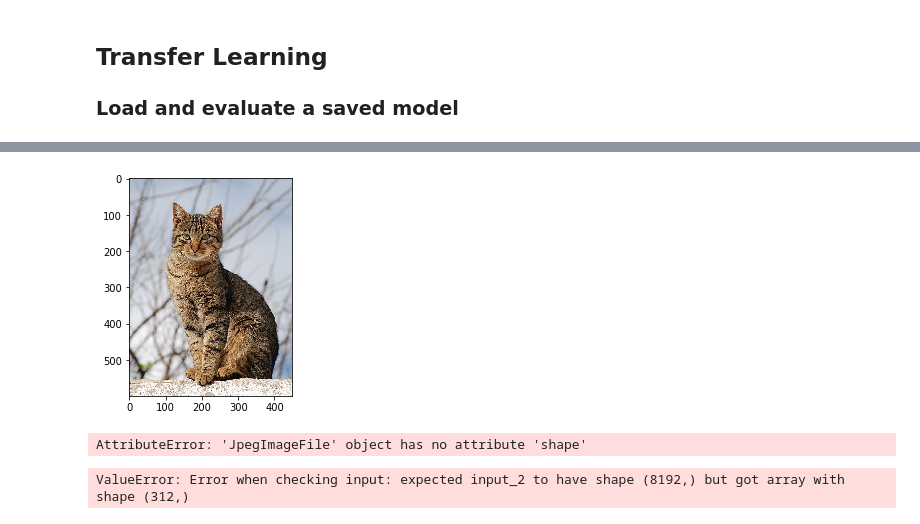
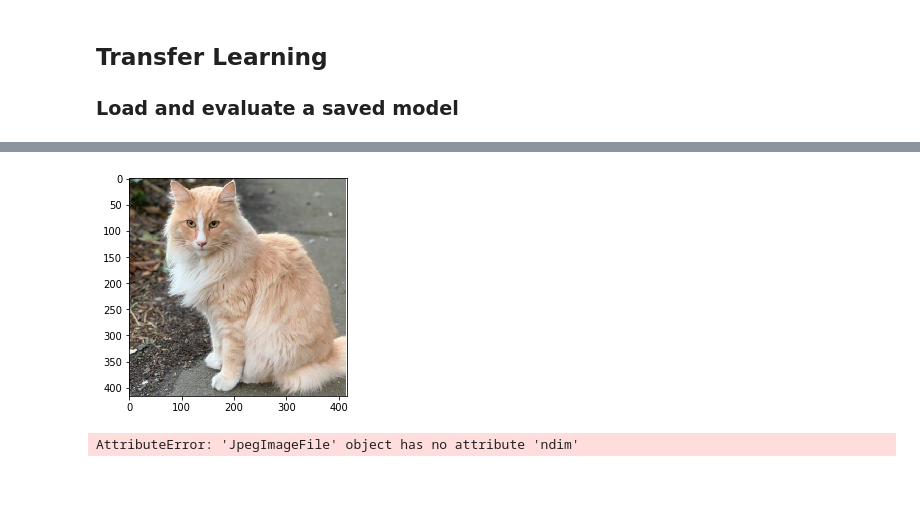
Before and after one commit to geld-tech/pictures-annotation-service, a Jupyter notebook: notebooks/model_training.ipynb, the cells around one changed output, grey strips where cells are left out. Saved outputs shown, nothing was run; the diff lists cells and outputs as text; code cells hidden in the pictures; blank space fills up the shorter version.

```diff
--- a/notebooks/model_training.ipynb
+++ b/notebooks/model_training.ipynb
@@ -150,7 +152,7 @@ def load_image_pixels(filename, shape):
 
 
 # define our new image
-photo_filename = '../tests/cat_01.jpg'
+photo_filename = '../tests/cat_04.jpg'
 
 # load and prepare image
 image, image_w, image_h = load_image_pixels(photo_filename, (net_w, net_w))
@@ -166,37 +168,36 @@ import base64
 import numpy as np
 import io
 from PIL import Image
 import keras
 from keras import backend as K
 from keras.models import Sequential
 from keras.models import load_model
 from keras.preprocessing.image import ImageDataGenerator
 from keras.preprocessing.image import img_to_array
 
 import matplotlib.pyplot as plt
 import matplotlib.image as mpimg
 
 def prepare_image(image, target_size):
     if image.mode != "RGB":
         image = image.convert("RGB")
     image = image.resize(target_size)
     image = img_to_array(image)
     image = np.expand_dims(image, axis=0)
     return image
 
 image = Image.open(photo_filename)
 processed_image = prepare_image(image, target_size=(416, 416))
 
 # image = mpimg.imread(photo_filename)
 # image = np.dot(image[...,:3], [0.299, 0.587, 0.114])
 plt.imshow(image, cmap="gray")
 plt.show()
 
-image.shape
+#image.shape
 # %% [output]
-[figure, old version]
+[figure, new version]
-AttributeError: 'JpegImageFile' object has no attribute 'shape'
 # %%
 yolos = model.predict(image)
 # %% [output]
-ValueError: Error when checking input: expected input_2 to have shape (8192,) but got array with shape (312,)
+AttributeError: 'JpegImageFile' object has no attribute 'ndim'
```
Also changed, not shown: parts of 1 cell of this notebook.
